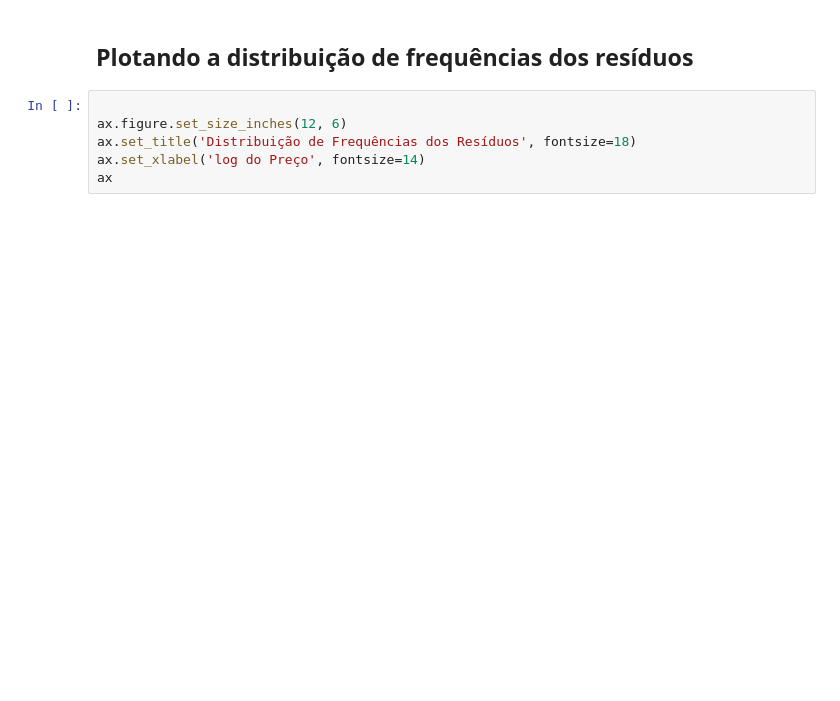
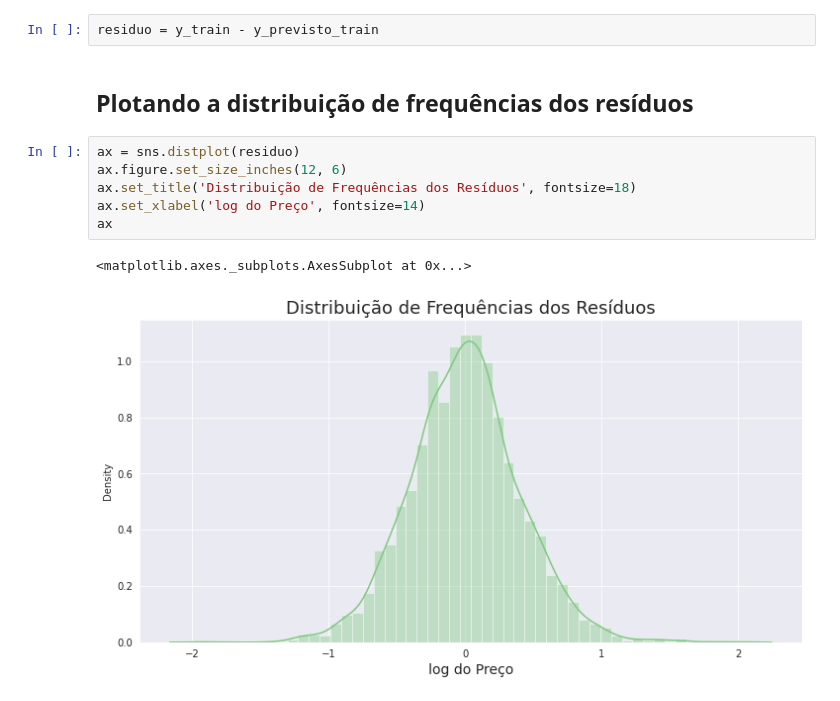
Before and after one commit to viniciosazambuja/RegressaoLinear, a Jupyter notebook: Regressão_Linear_II.ipynb, the cells around one changed output. Saved outputs shown, nothing was run; the diff lists cells and outputs as text; blank space fills up the shorter version.

```diff
--- a/Regressão_Linear_II.ipynb
+++ b/Regressão_Linear_II.ipynb
@@ -472,10 +541,15 @@ ax
 # %% [markdown]
 ## Obtendo os resíduos
+# %%
+residuo = y_train - y_previsto_train
 # %% [markdown]
 ## Plotando a distribuição de frequências dos resíduos
 # %%
-
+ax = sns.distplot(residuo)
 ax.figure.set_size_inches(12, 6)
 ax.set_title('Distribuição de Frequências dos Resíduos', fontsize=18)
 ax.set_xlabel('log do Preço', fontsize=14)
 ax
+# %% [output]
+<matplotlib.axes._subplots.AxesSubplot at 0x...>
+[figure, added]
```
Also changed, not shown: parts of 21 cells of this notebook.
